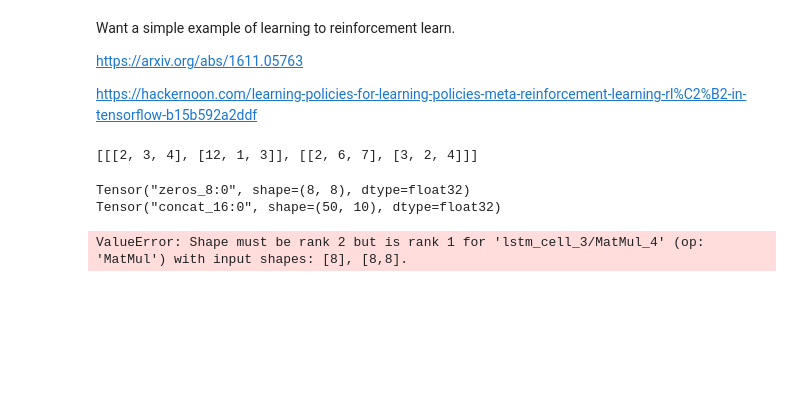
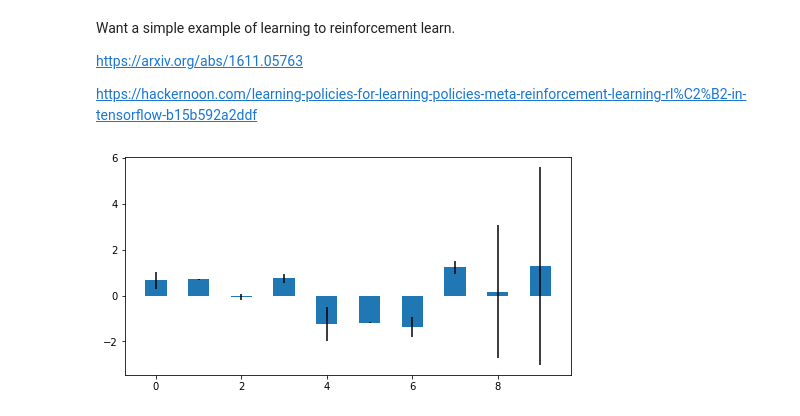
Before and after one commit to act65/masters-thesis, a Jupyter notebook: code/lr-2-rl.ipynb, the cells around one changed output. Drawn from its saved outputs; the diff is of its cells as text; code cells hidden in the pictures; blank space fills up the shorter version.

```diff
--- a/code/lr-2-rl.ipynb
+++ b/code/lr-2-rl.ipynb
@@ -15,3 +18,45 @@ tfd = tfp.distributions
+# %%
+class Env():
+    """
+    A super simple environment to play with.
+    A multi-armed bandit.
+    """
+    def __init__(self, n_bandits, maxsteps=100):
+        self.n_bandits = n_bandits
+        self.means = np.random.standard_normal(n_bandits)
+        self.stddev = np.abs(np.random.standard_normal(n_bandits))
+
+        self.reset()
+        self.maxsteps = maxsteps
+
+    def step(self, action):
+        reward = self.means[action] + self.stddev[action] * 0.1*np.random.standard_normal()
+
+        if self.timestep >= self.maxsteps-1:
+            done = True
+            self.reset()
+        else:
+            done = False
+            self.timestep += 1
+
+        return None, reward, done
+
+    def reset(self):
+        self.timestep = 0
+        return None, 0, False
+
+    def show(self):
+        plt.figure(figsize=(8, 4))
+        plt.title('Bandit arm values')
+        plt.bar(range(self.n_bandits), self.means, 0.5, yerr=self.stddev)
+        plt.xlabel('Arms')
+        plt.ylabel('Payoff')
+# %%
+n_arms = 10
+bandit = Env(n_arms)
+bandit.show()
+# %% [output]
+[figure, added]
 # %%
 class Memory():
     def __init__(self):
@@ -29,10 +77,0 @@ class Memory():
-# %%
-M = Memory()
-M.append(2,3,4, False)
-M.append(12,1,3, True)
-
-M.append(2,6,7, False)
-M.append(3,2,4, False)
-M.mem
-# %% [output]
-[[[2, 3, 4], [12, 1, 3]], [[2, 6, 7], [3, 2, 4]]]
@@ -150,6 +77,0 @@ class A2C():
-# %%
-player = A2C(n_inputs=10, n_hidden=8, n_actions=2)
-# %% [output]
-Tensor("zeros_8:0", shape=(8, 8), dtype=float32)
-Tensor("concat_16:0", shape=(50, 10), dtype=float32)
-ValueError: Shape must be rank 2 but is rank 1 for 'lstm_cell_3/MatMul_4' (op: 'MatMul') with input shapes: [8], [8,8].
```
Also changed, not shown: parts of 23 cells of this notebook.
